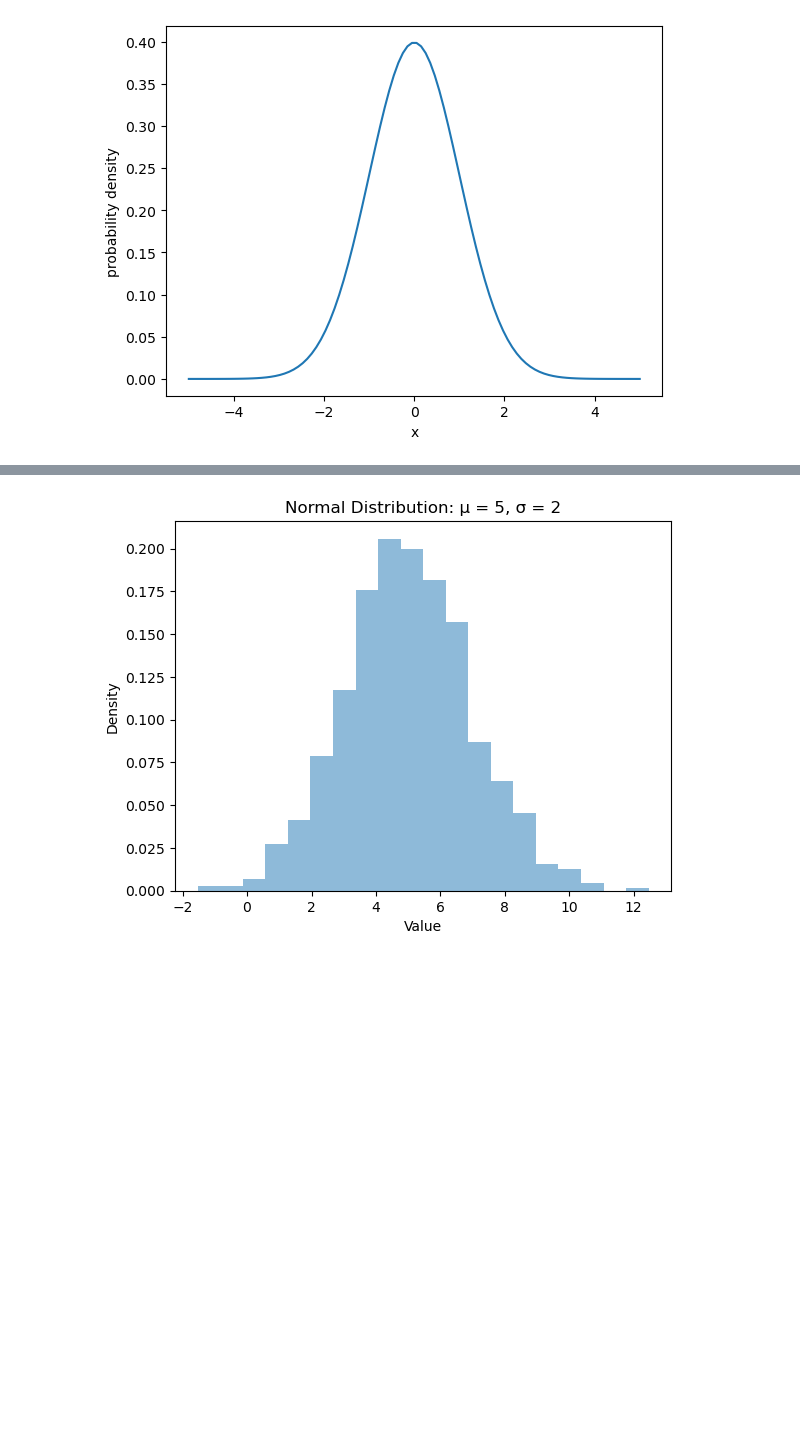
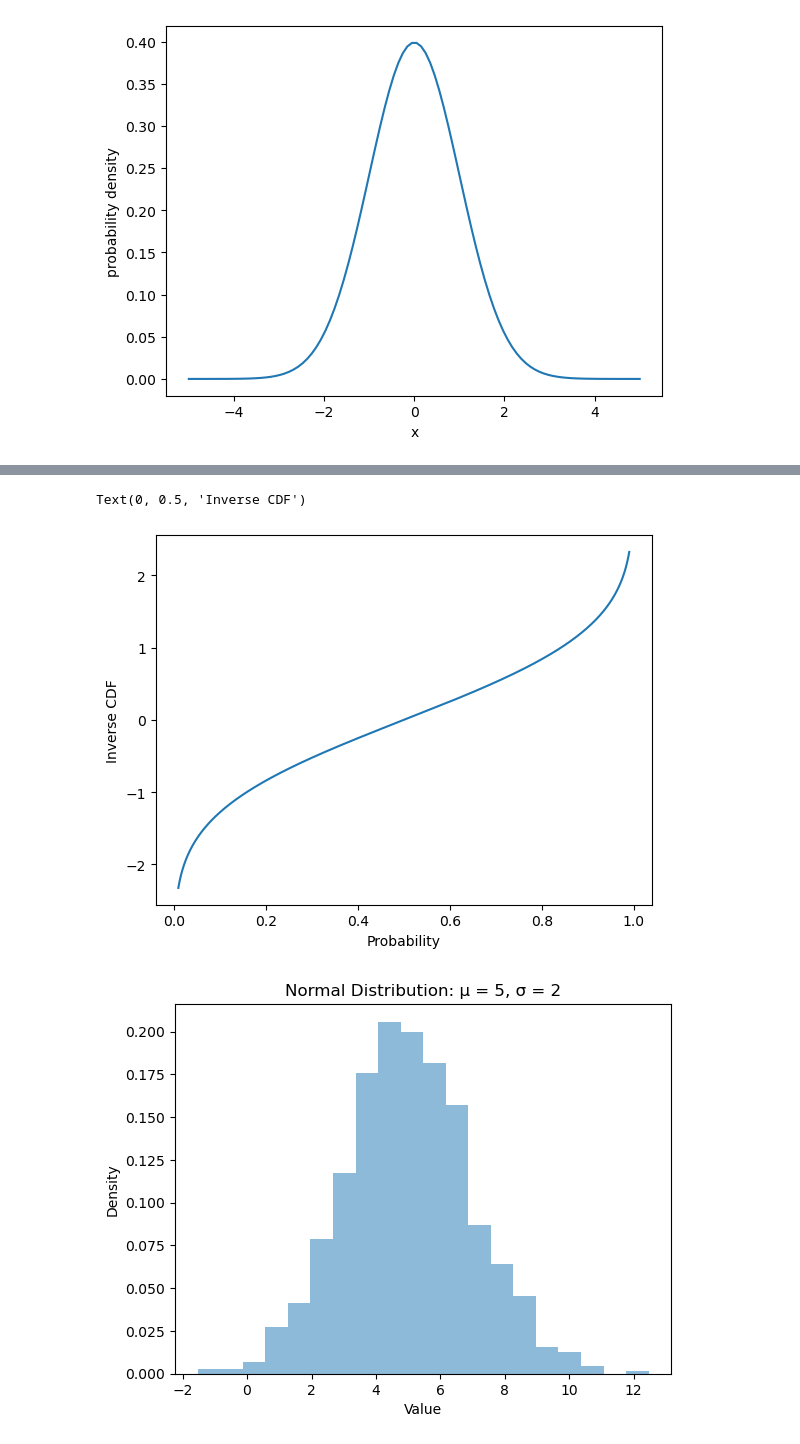
Before and after one commit to rishabh-mondal/Rishabh-mondal.github.io, a Jupyter notebook: posts/Sampling_distributions.ipynb, the cells around one changed output, grey strips where cells are left out. Saved outputs shown, nothing was run; the diff lists cells and outputs as text; code cells hidden in the pictures; blank space fills up the shorter version.

```diff
--- a/posts/Sampling_distributions.ipynb
+++ b/posts/Sampling_distributions.ipynb
@@ -255,3 +239,12 @@ TypeError: only size-1 arrays can be converted to Python scalars
+# %%
+distribution = np.linspace(0.01, 0.99, 1000)
+inv_cdf = norm.ppf(distribution, loc=0, scale=1)
+plt.plot(distribution, inv_cdf)
+plt.xlabel('Probability')
+plt.ylabel('Inverse CDF')
+# %% [output]
+Text(0, 0.5, 'Inverse CDF')
+[figure, added]
 # %%
 import numpy as np
 import matplotlib.pyplot as plt
```
Also changed, not shown: parts of 2 cells of this notebook.
